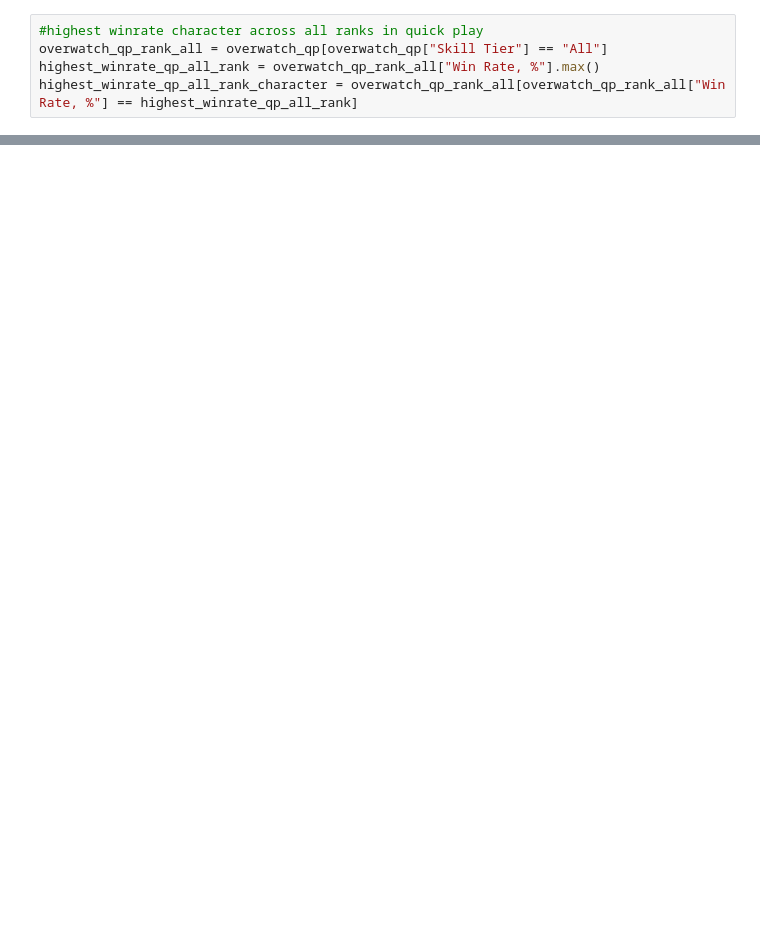
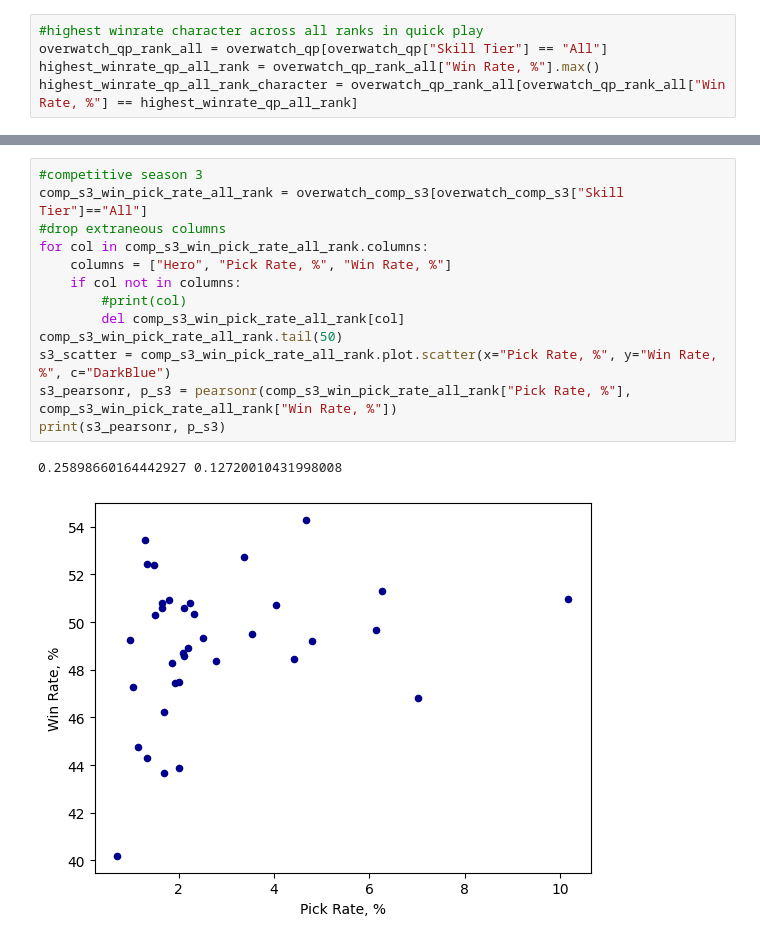
Before and after one commit to King-Derp/Overwatch, a Jupyter notebook: Overwatch.ipynb, the cells around one changed output, grey strips where cells are left out. Drawn from its saved outputs; the diff is of its cells as text; blank space fills up the shorter version.

```diff
--- a/Overwatch.ipynb
+++ b/Overwatch.ipynb
@@ -55,0 +89,16 @@ highest_winrate_qp_grankdmaster_character = overwatch_qp_rank_grandmaster[overwa
+# %%
+#competitive season 3
+comp_s3_win_pick_rate_all_rank = overwatch_comp_s3[overwatch_comp_s3["Skill Tier"]=="All"]
+#drop extraneous columns
+for col in comp_s3_win_pick_rate_all_rank.columns:
+    columns = ["Hero", "Pick Rate, %", "Win Rate, %"]
+    if col not in columns:
+        #print(col)
+        del comp_s3_win_pick_rate_all_rank[col]
+comp_s3_win_pick_rate_all_rank.tail(50)
+s3_scatter = comp_s3_win_pick_rate_all_rank.plot.scatter(x="Pick Rate, %", y="Win Rate, %", c="DarkBlue")
+s3_pearsonr, p_s3 = pearsonr(comp_s3_win_pick_rate_all_rank["Pick Rate, %"], comp_s3_win_pick_rate_all_rank["Win Rate, %"])
+print(s3_pearsonr, p_s3)
+# %% [output]
+0.25898660164442927 0.12720010431998008
+[figure, added]
```
Also changed, not shown: parts of 6 cells of this notebook, 1 other file.
